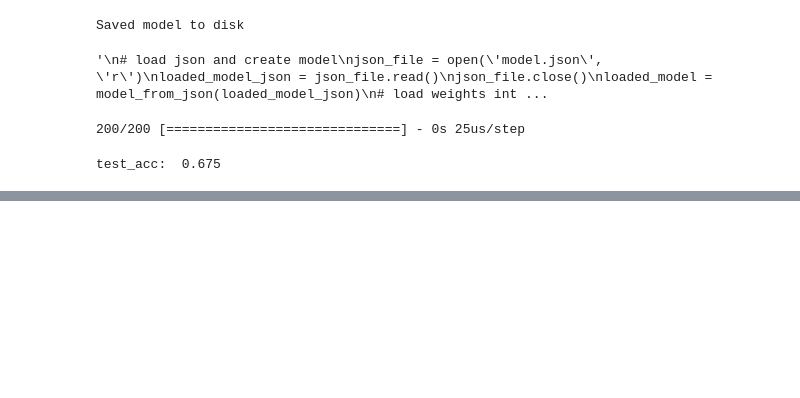
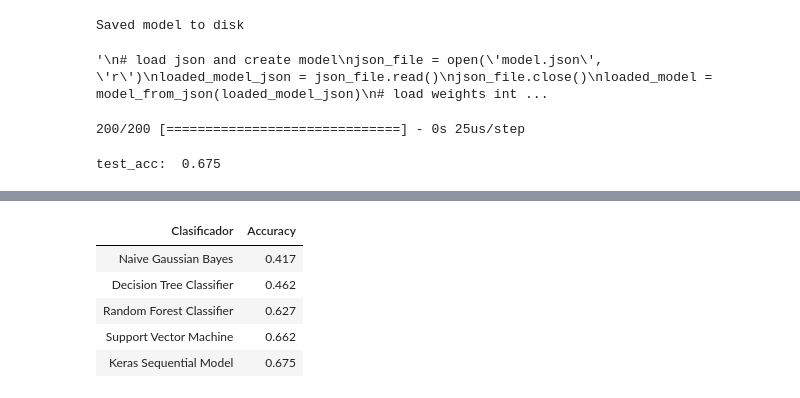
Before and after one commit to pecons/MusicClassifierAI2018-2, a Jupyter notebook: notebooks/datatest.ipynb, the cells around one changed output, grey strips where cells are left out. Cells and saved outputs as stored; diff of their text form; code cells hidden in the pictures; blank space fills up the shorter version.

```diff
--- a/notebooks/datatest.ipynb
+++ b/notebooks/datatest.ipynb
@@ -114,0 +173,9 @@ GNB accuracy 0.561 (+/- 0.03015)
+# %%
+from sklearn.svm import SVC
+estSVC = SVC(gamma='auto')
+s1SVC = cross_val_score(estSVC, X, y, cv=KFold(10, shuffle=True), scoring=make_scorer(accuracy_score))
+print("accuracy %.3f (+/- %.5f)"%(np.mean(s1SVC), np.std(s1SVC)))
+s2SVC = cross_val_score(estSVC, X, y, cv=KFold(10, shuffle=True), scoring=tpr)
+print("tpr      %.3f (+/- %.5f)"%(np.mean(s2SVC), np.std(s2SVC)))
+s3SVC = cross_val_score(estSVC, X, y, cv=KFold(10, shuffle=True), scoring=tnr)
+print("tnr      %.3f (+/- %.5f)"%(np.mean(s3SVC), np.std(s3SVC)))
@@ -231,0 +304,41 @@ test_acc:  0.675
+# %%
+from IPython.display import display, HTML
+table = [["Naive Gaussian Bayes", np.mean(s1GNB)],
+         ["Decision Tree Classifier",np.mean(s1DTC)],
+         ["Random Forest Classifier",np.mean(s1RFC)],
+         ["Support Vector Machine",np.mean(s1SVC)],
+         ["Keras Sequential Model",test_acc]]
+compDF = pd.DataFrame(table, columns=["Clasificador", "Accuracy"]);
+# %%
+# Set CSS properties for th elements in dataframe
+th_props = [
+  ('font-size', '40px'),
+  ('text-align', 'center'),
+  ('font-weight', 'bold'),
+  ('color', '#6d6d6d'),
+  ('background-color', '#f7f7f9')
+  ]
+
+# Set CSS properties for td elements in dataframe
+td_props = [
+  ('font-size', '30px'),
+  ]
+
+# Set table styles
+styles = [
+  dict(selector="th", props=th_props),
+  dict(selector="td", props=td_props)
+  ]
+
+
+(compDF.style
+    .format({'total_amt_usd_pct_diff': "{:.2%}"})
+    .set_table_styles(styles)
+    .hide_index())
+# %% [output]
+| Clasificador | Accuracy |
+| Naive Gaussian Bayes | 0.417 |
+| Decision Tree Classifier | 0.462 |
+| Random Forest Classifier | 0.627 |
+| Support Vector Machine | 0.662 |
+| Keras Sequential Model | 0.675 |
```
Also changed, not shown: parts of 19 cells of this notebook.
